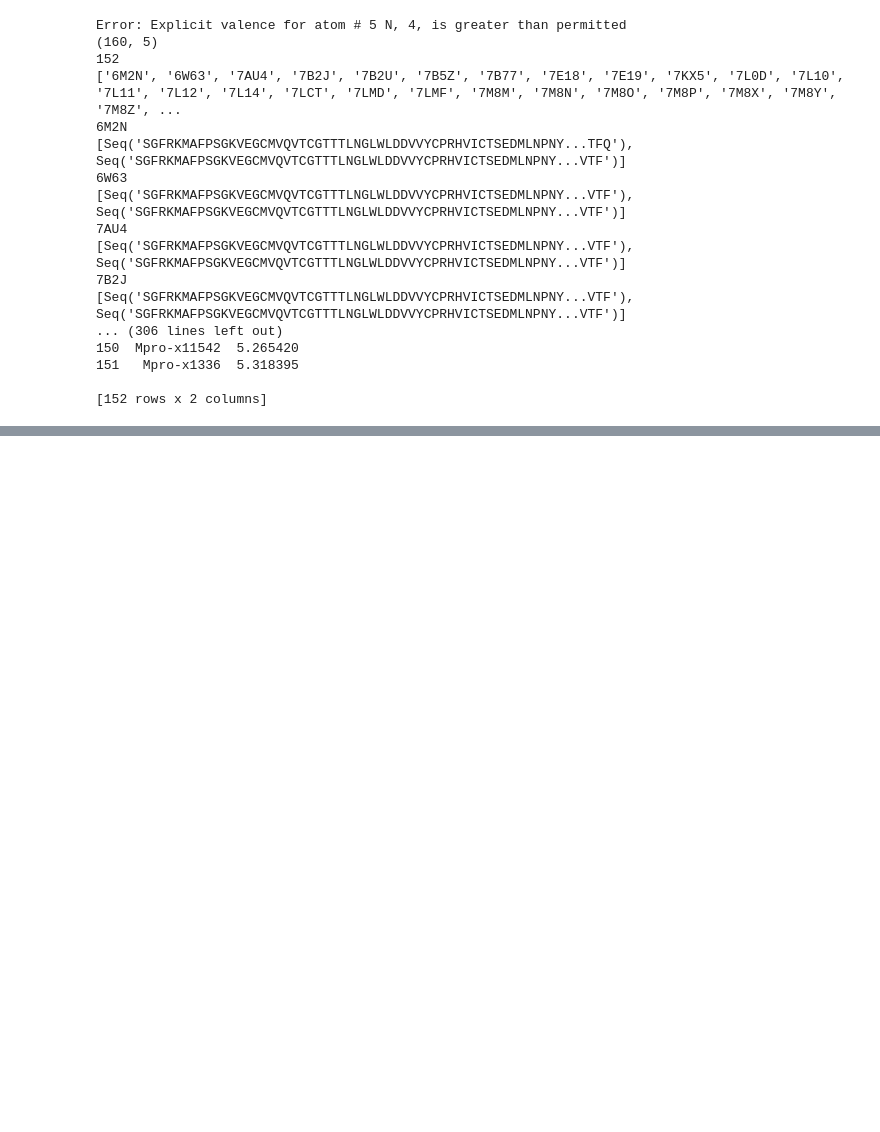
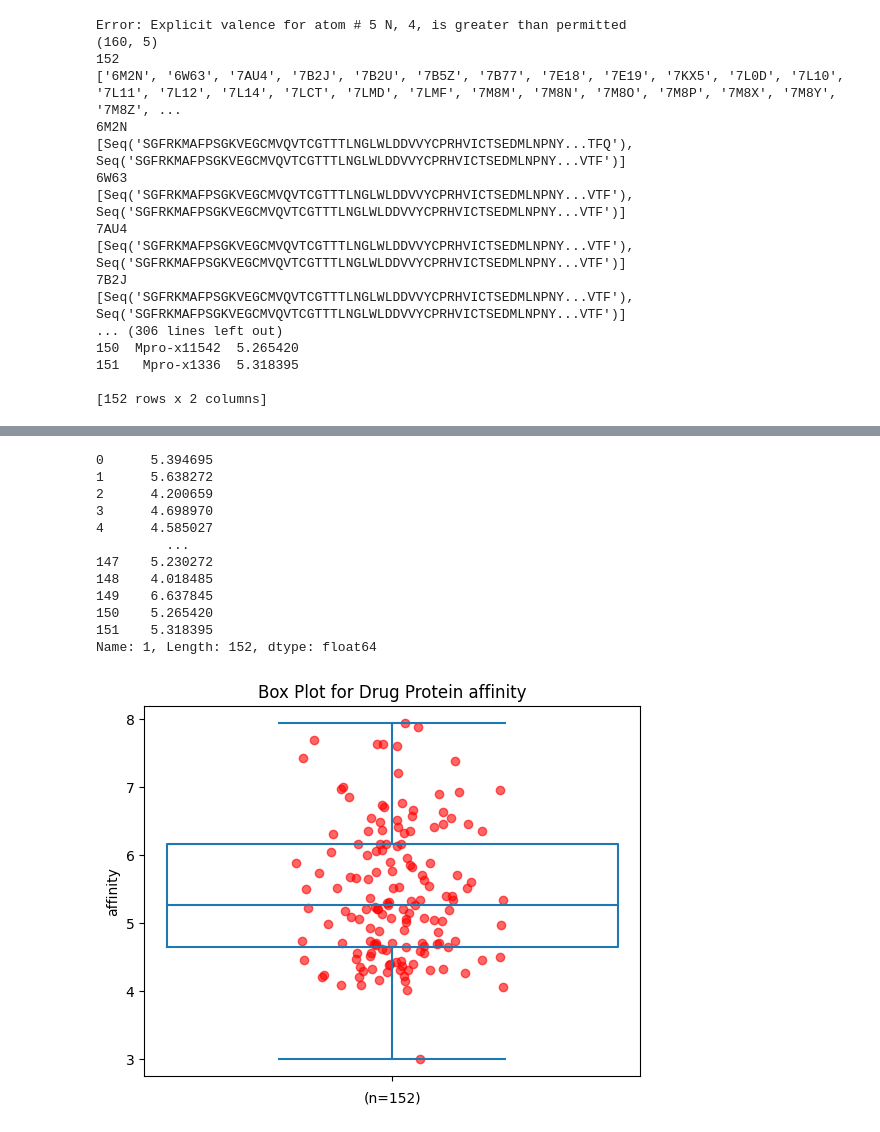
Before and after one commit to YoussefEzz/GraphDTA_forked, a Jupyter notebook: test_URV_DB_Generation.ipynb, the cells around one changed output, grey strips where cells are left out. Cells and saved outputs as stored; diff of their text form; code cells hidden in the pictures; blank space fills up the shorter version.

Commit message:
add test_davis_GCN_URV.ipynb to test GCN model trained with davis dataset on urv dataset. update test_URV_DB_Generation.ipynb to add boxplot and histogram for affinity of urv data

```diff
--- a/test_URV_DB_Generation.ipynb
+++ b/test_URV_DB_Generation.ipynb
@@ -26,0 +67,39 @@ Error: Explicit valence for atom # 5 N, 4, is greater than permitted
+# %%
+import seaborn as sns
+import matplotlib.pyplot as plt
+import numpy as np
+
+# Sample data
+np.random.seed(10)
+data = affinity
+print(data)
+
+# Create a boxplot
+sns.boxplot(data=data, width = 0.1, fill= False)
+
+# Add the points
+# For visual clarity, jitter the points along the x-axis
+x = np.random.normal(0, 0.01, size=len(data)) # add some jitter
+plt.scatter(x, data, color='red', alpha=0.6)
+
+# Set labels and title
+plt.xlabel(f'(n={len(affinity)})')
+plt.ylabel('affinity')
+plt.title('Box Plot for Drug Protein affinity')
+
+# Show plot
+plt.show()
+# %% [output]
+0      5.394695
+1      5.638272
+2      4.200659
+3      4.698970
+4      4.585027
+         ...
+147    5.230272
+148    4.018485
+149    6.637845
+150    5.265420
+151    5.318395
+Name: 1, Length: 152, dtype: float64
+[figure, added]
```
Also changed, not shown: parts of 2 cells of this notebook, 8 other files.
